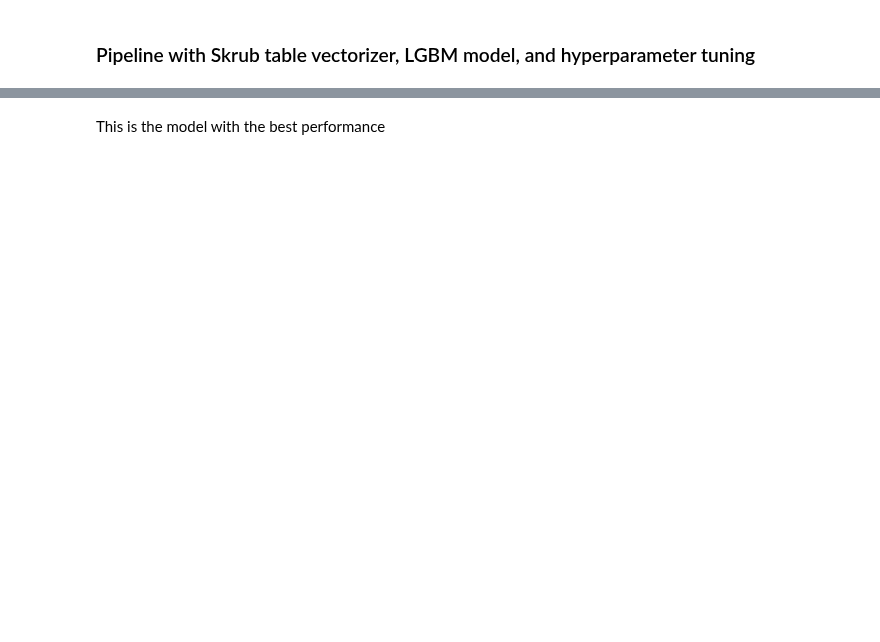
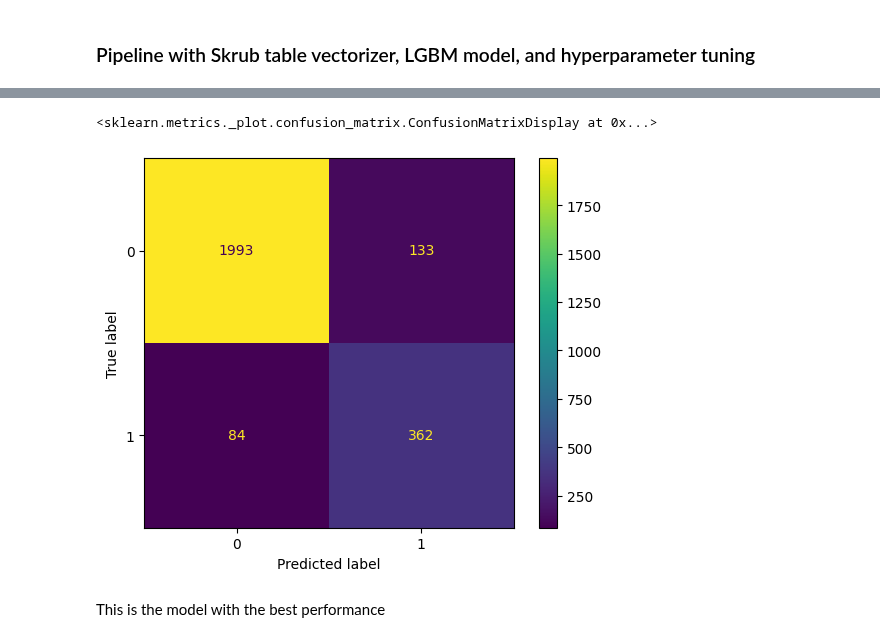
Before and after one commit to Bela1810/proyecto-riesgos, a Jupyter notebook: default/notebooks/models_training.ipynb, the cells around one changed output, grey strips where cells are left out. Saved outputs shown, nothing was run; the diff lists cells and outputs as text; code cells hidden in the pictures; blank space fills up the shorter version.

Commit message:
Trabajando en los modelos

```diff
--- a/default/notebooks/models_training.ipynb
+++ b/default/notebooks/models_training.ipynb
@@ -107,0 +137,10 @@ ConfusionMatrixDisplay.from_estimator(
+# %%
+from sklearn.metrics import f1_score
+from sklearn.tree import DecisionTreeClassifier
+
+model = DecisionTreeClassifier(random_state=1, max_depth=5)
+model.fit(X_train, y_train)
+train_score = f1_score(y_train, model.predict(X_train))
+test_score = f1_score(y_test, model.predict(X_test))
+print(f'Train score: {train_score:.2f}')
+print(f'Test score: {test_score:.2f}')
@@ -107,0 +464,9 @@ ConfusionMatrixDisplay.from_estimator(
+# %%
+model = LGBMClassifier(
+    **study.best_trial.params,
+    objective='binary',
+    force_col_wise=True,
+    random_state=1,
+    )
+
+model.fit(X_train, y_train)
@@ -110,9 +552,6 @@ ConfusionMatrixDisplay.from_estimator(
 # %%
 import warnings
 
-from scipy.stats import loguniform, randint, uniform
-from sklearn.metrics import f1_score
-from sklearn.model_selection import RandomizedSearchCV
 from sklearn.pipeline import Pipeline
 from skrub import TableVectorizer
 
@@ -121,7 +560,11 @@ warnings.filterwarnings("ignore")
 pipe = Pipeline(
     [
         ("prep", TableVectorizer()),  # detecta y transforma numéricos/categóricos
-        ("clf", LGBMClassifier(objective="binary", random_state=42)),
+        ("clf", LGBMClassifier(
+            objective="binary",
+            class_weight="balanced",
+            metric="binary_logloss",
+            random_state=1)),
     ]
 )
 
@@ -142,11 +585,12 @@ grid_search = RandomizedSearchCV(
     estimator=pipe,
     param_distributions=param_distributions,
     n_iter=20,
-    scoring="f1_weighted",
+    scoring="f1",
 )
+
 grid_search.fit(X_train, y_train)
 
-test_score = f1_score(y_test, grid_search.predict(X_test), average="weighted")
+test_score = f1_score(y_test, grid_search.predict(X_test))
 print(f"Best score: {grid_search.best_score_:.3f} with {grid_search.best_params_}")
 print(f"Test score: {test_score:.3f}")
 # %% [output]
@@ -187,0 +829,8 @@ ConfusionMatrixDisplay.from_estimator(grid_search, X_test, y_test)
+# %%
+pipe.named_steps['clf'].set_params(**study.best_trial.params)
+pipe.fit(X_train, y_train)
+
+train_score = f1_score(y_train, pipe.predict(X_train))
+test_score = f1_score(y_test, pipe.predict(X_test))
+print(f'Train score: {train_score:.2f}')
+print(f'Test score: {test_score:.2f}')
@@ -187,0 +876,3 @@ ConfusionMatrixDisplay.from_estimator(grid_search, X_test, y_test)
+# %%
+ConfusionMatrixDisplay.from_estimator(pipe, X_test, y_test)
+# %% [output]
@@ -188,3 +889,5 @@ ConfusionMatrixDisplay.from_estimator(grid_search, X_test, y_test)
+<sklearn.metrics._plot.confusion_matrix.ConfusionMatrixDisplay at 0x...>
+[figure, added]
 # %% [markdown]
 This is the model with the best performance
 # %%
```
Also changed, not shown: parts of 65 cells of this notebook, 3 other files.
